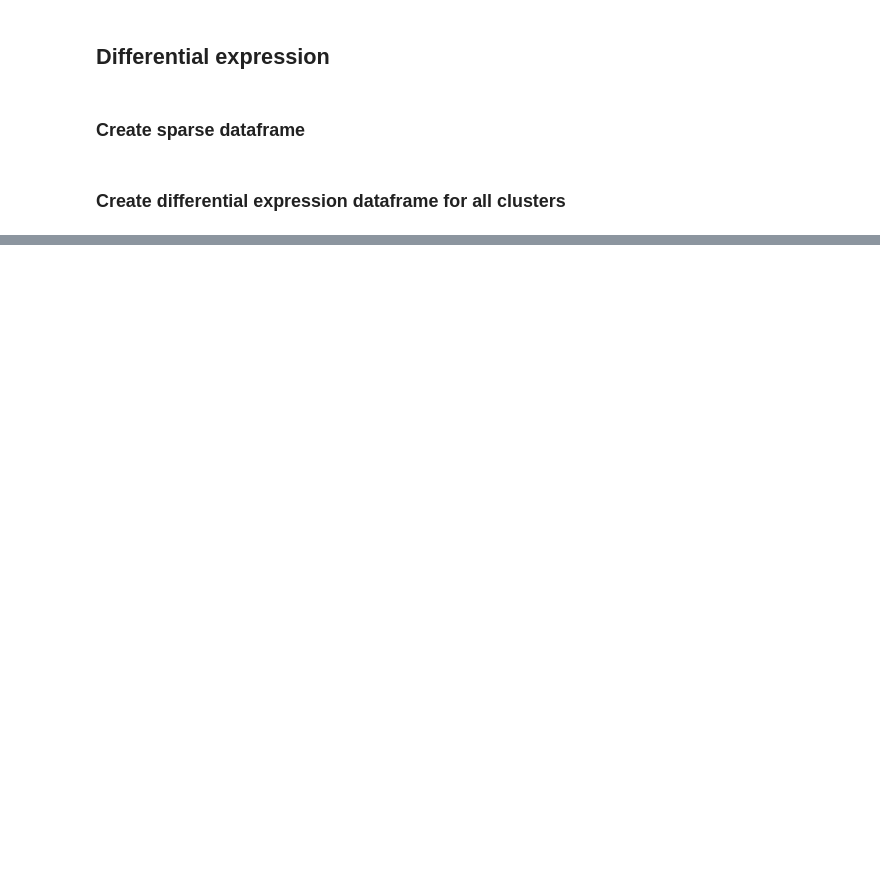
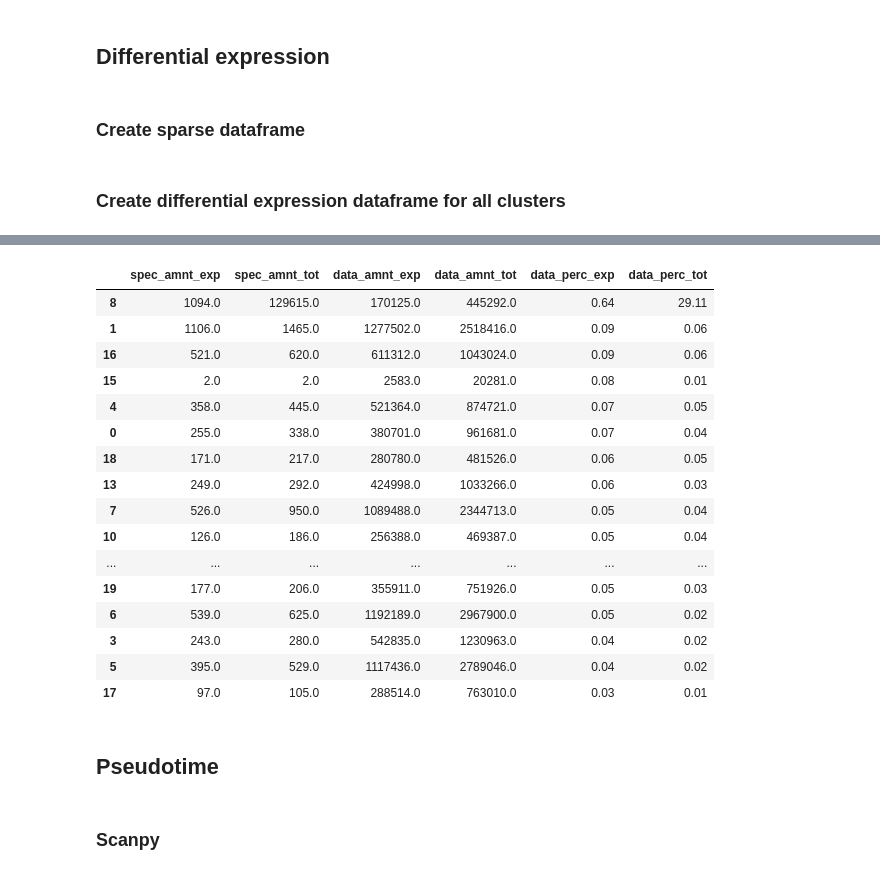
Before and after one commit to SBurwash/CRCHUM, a Jupyter notebook: Python_project/main.ipynb, the cells around one changed output, grey strips where cells are left out. Drawn from its saved outputs; the diff is of its cells as text; code cells hidden in the pictures; blank space fills up the shorter version.

```diff
--- a/Python_project/main.ipynb
+++ b/Python_project/main.ipynb
@@ -790,0 +789,5 @@ scprep.plot.jitter(kmeans_clusters, curr_expression, c=kmeans_clusters, figsize=
+# %%
+gene_percent_exp=get_gene_expression_percentage(data=data,
+                               metadata=metadata,
+                               clusters_param='kmeans_umap_clusters',
+                               gene_markers = choroid_genes)
@@ -790,0 +812,24 @@ scprep.plot.jitter(kmeans_clusters, curr_expression, c=kmeans_clusters, figsize=
+# %%
+gene_percent_exp
+# %% [output]
+|  | spec_amnt_exp | spec_amnt_tot | data_amnt_exp | data_amnt_tot | data_perc_exp | data_perc_tot |
+| 8 | 1094.0 | 129615.0 | 170125.0 | 445292.0 | 0.64 | 29.11 |
+| 1 | 1106.0 | 1465.0 | 1277502.0 | 2518416.0 | 0.09 | 0.06 |
+| 16 | 521.0 | 620.0 | 611312.0 | 1043024.0 | 0.09 | 0.06 |
+| 15 | 2.0 | 2.0 | 2583.0 | 20281.0 | 0.08 | 0.01 |
+| 4 | 358.0 | 445.0 | 521364.0 | 874721.0 | 0.07 | 0.05 |
+| 0 | 255.0 | 338.0 | 380701.0 | 961681.0 | 0.07 | 0.04 |
+| 18 | 171.0 | 217.0 | 280780.0 | 481526.0 | 0.06 | 0.05 |
+| 13 | 249.0 | 292.0 | 424998.0 | 1033266.0 | 0.06 | 0.03 |
+| 7 | 526.0 | 950.0 | 1089488.0 | 2344713.0 | 0.05 | 0.04 |
+| 10 | 126.0 | 186.0 | 256388.0 | 469387.0 | 0.05 | 0.04 |
+| ... | ... | ... | ... | ... | ... | ... |
+| 19 | 177.0 | 206.0 | 355911.0 | 751926.0 | 0.05 | 0.03 |
+| 6 | 539.0 | 625.0 | 1192189.0 | 2967900.0 | 0.05 | 0.02 |
+| 3 | 243.0 | 280.0 | 542835.0 | 1230963.0 | 0.04 | 0.02 |
+| 5 | 395.0 | 529.0 | 1117436.0 | 2789046.0 | 0.04 | 0.02 |
+| 17 | 97.0 | 105.0 | 288514.0 | 763010.0 | 0.03 | 0.01 |
+# %% [markdown]
+## Pseudotime
+# %% [markdown]
+### Scanpy
```
Also changed, not shown: parts of 27 cells of this notebook, 1 other file.
